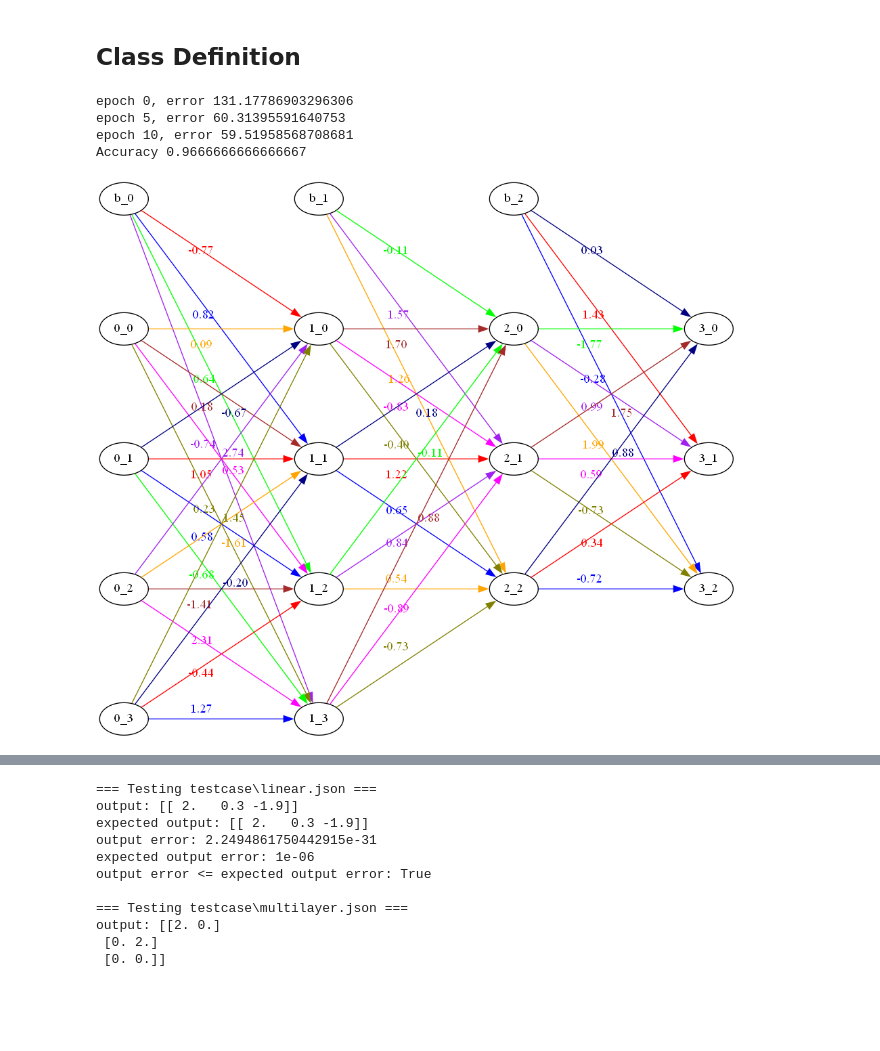
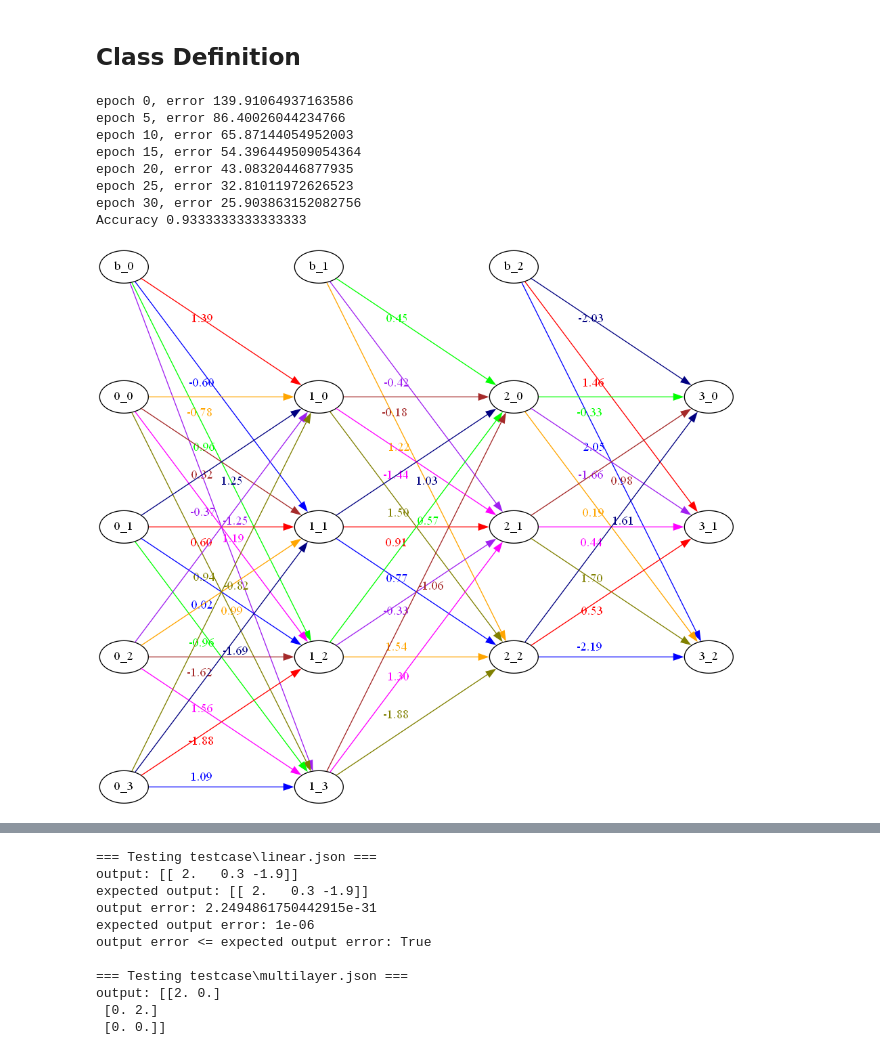
Before and after one commit to reverseon/tugas-besar-ml, a Jupyter notebook: main.ipynb, the cells around one changed output, grey strips where cells are left out. Drawn from its saved outputs; the diff is of its cells as text; code cells hidden in the pictures; blank space fills up the shorter version.

Commit message:
feat: add lecun's normal weight initialization

```diff
--- a/main.ipynb
+++ b/main.ipynb
@@ -63,10 +66,9 @@ class FFNN:
             for i in range(1, n_layer):
                 if rand_seed is not None:
                     np.random.seed(rand_seed)
-                self.Wdict[f'{i-1}-to-{i}'] = np.random.randn(
-                    n_neuron_each_layer[i-1]+1, n_neuron_each_layer[i])
-                # Scale weights
-                self.Wdict[f'{i-1}-to-{i}'] = minmaxscaler(self.Wdict[f'{i-1}-to-{i}'])
+                # Random weights using LeCun's normal initialization (Efficient Backprop)
+                limit = np.sqrt(3 / n_neuron_each_layer[i-1])
+                self.Wdict[f'{i-1}-to-{i}'] = np.random.normal(0.0, limit, size=(n_neuron_each_layer[i-1]+1, n_neuron_each_layer[i]))
         else:
             assert len(preweight) == n_layer - 1
             preweight = [np.array(w) for w in preweight]
@@ -88,7 +90,6 @@ class FFNN:
 
     def backward(self, x, y, i):
         acts = self.forward(x, return_acts=True)
-
         if self.actfns[-1] == softmax:
             err = -y * (1 - acts[-1]) + (1 - y) * acts[-1]
         else:
@@ -201,25 +202,29 @@ class FFNN:
 # %%
 from sklearn.datasets import load_iris
 from sklearn.model_selection import train_test_split
 # reminder: implement stop at err < err_thres
 data = load_iris()
 x = data['data']
 y = data['target']
 x_train, x_test, y_train, y_test = train_test_split(x, y, test_size=0.2, random_state=42)
-m = FFNN([4, 4, 3, 3], ['relu', 'relu', 'softmax'], rand_seed=42)
-m.fit(x_train, y_train, max_iter=100, lr=0.05, batch_size=5, err_threshold=25, verbose=5)
+m = FFNN([4, 4, 3, 3], ['relu', 'relu', 'softmax'], rand_seed=69)
+m.fit(x_train, y_train, max_iter=100, lr=0.01, batch_size=5, err_threshold=25, verbose=5)
 y_pred = m.predict(x_test)
 
 print("Accuracy", np.sum(y_pred == y_test) / len(y_test))
 
 m.savetojson('iris.json')
 m.draw()
 # %% [output]
-epoch 0, error 131.17786903296306
-epoch 5, error 60.31395591640753
-epoch 10, error 59.51958568708681
-Accuracy 0.9666666666666667
+epoch 0, error 139.91064937163586
+epoch 5, error 86.40026044234766
+epoch 10, error 65.87144054952003
+epoch 15, error 54.396449509054364
+epoch 20, error 43.08320446877935
+epoch 25, error 32.81011972626523
+epoch 30, error 25.903863152082756
+Accuracy 0.9333333333333333
-[figure, old version]
+[figure, new version]
 # %%
 ff = FFNN([3, 4, 4, 2, 1])
 np.random.seed(GLOBAL_SEED)
```
Also changed, not shown: parts of 3 cells of this notebook.
